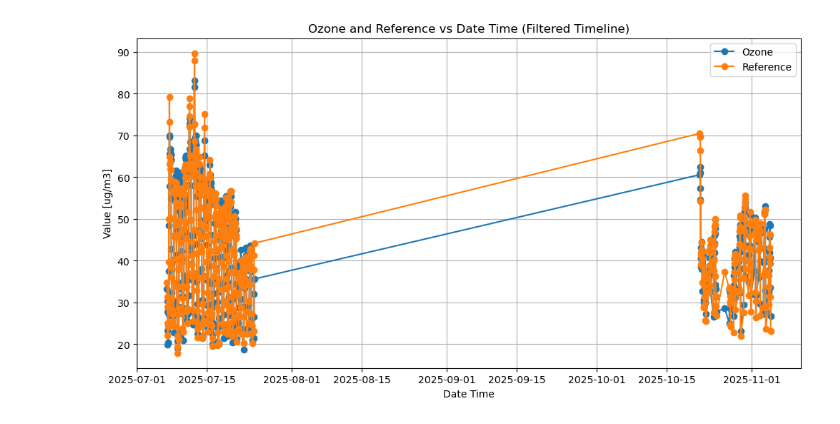
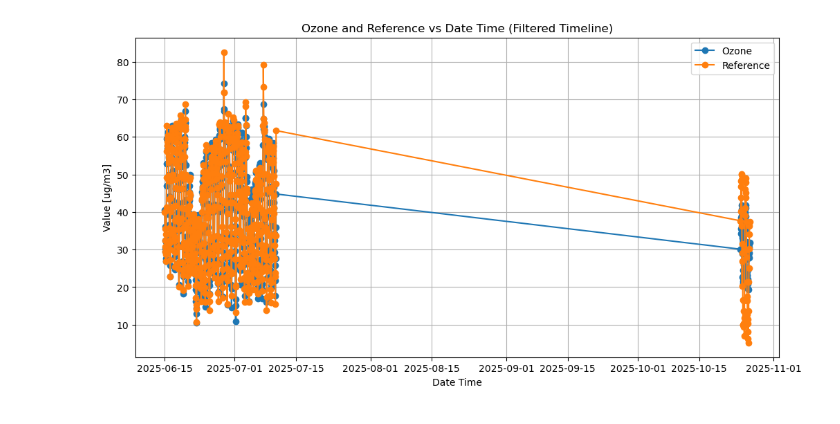
Before and after one commit to TorriaCol/voz-data-analysis, a Jupyter notebook: plots/calibrateozone.ipynb, the cells around one changed output. Saved outputs shown, nothing was run; the diff lists cells and outputs as text; code cells hidden in the pictures.

```diff
--- a/plots/calibrateozone.ipynb
+++ b/plots/calibrateozone.ipynb
@@ -11,10 +11,10 @@ from data_tools import clean_data as clean
 
 combine = CreateTrainingandTestData()
 # Change as needed
-sensor_id = "Coalinga"
+sensor_id = "Coalinguita"
 datatype = "o3"
 year = "2025"
-calibration = "Both"
+calibration = "Pre"
 
 training_dates = process_dates.training(sensor_id, year, calibration)
 testing_dates= process_dates.testing(sensor_id, year, calibration)
@@ -77,12 +77,14 @@ plt.show()
 from data_tools import elastic_net
 #elasticnet regression with x variables
 
-variables = ["o3","temp_C","rh","m_PM25_CF1","m_PM10_CF1","week"]
+variables = ["o3","temp_C","rh","m_PM25_CF1","week"]
 output = rf"../reference_files/2025rawdata/ozone_calibration_variables/{sensor_id}_coefficients.csv"
-new_column = "o3_calibrated_prepost"
+new_column = "o3_calibrated"
 
 all_data = all_data.dropna(subset=variables)
 training_data = training_data.dropna(subset=variables + ['reference'])
+
+print(all_data)
 try:
     calibration_model = elastic_net.calibrate(training_data, variables, output)
     calibrated_data = elastic_net.apply_calibration(calibration_model,all_data,variables,new_column)
@@ -131,29 +150,29 @@ po.plot(calibrated_data,sensor_id,"All",calibration)
 # %%
 import pandas as pd
 import matplotlib.pyplot as plt
 
 # Define the start and end dates for the desired timeline
 start_date_filter = pd.to_datetime(f"{year}-06-07")
 end_date_filter = pd.to_datetime(f"{year}-11-21")
 
 # Apply the date range filter to the merged data
 filtered_data = calibrated_data[(calibrated_data.index >= start_date_filter) & (calibrated_data.index <= end_date_filter)]
 
 # Line plot for 'o3' and 'reference' columns against 'date_time' within the specified timeline
 plt.figure(figsize=(12, 6))
 
 # Plot 'o3' column
-plt.plot(filtered_data.index, filtered_data["o3_calibrated_prepost"], label='Ozone', marker='o')
+plt.plot(filtered_data.index, filtered_data["o3_calibrated"], label='Ozone', marker='o')
 
 # Plot 'reference' column
 plt.plot(filtered_data.index, filtered_data['reference'], label='Reference', marker='o')
 
 # Customize the plot
 plt.title('Ozone and Reference vs Date Time (Filtered Timeline)')
 plt.xlabel('Date Time')
 plt.ylabel('Value [ug/m3]')
 plt.legend()
 plt.grid(True)
 plt.show()
 # %% [output]
-[figure, old version]
+[figure, new version]
```
Also changed, not shown: parts of 4 cells of this notebook, 38 other files.
